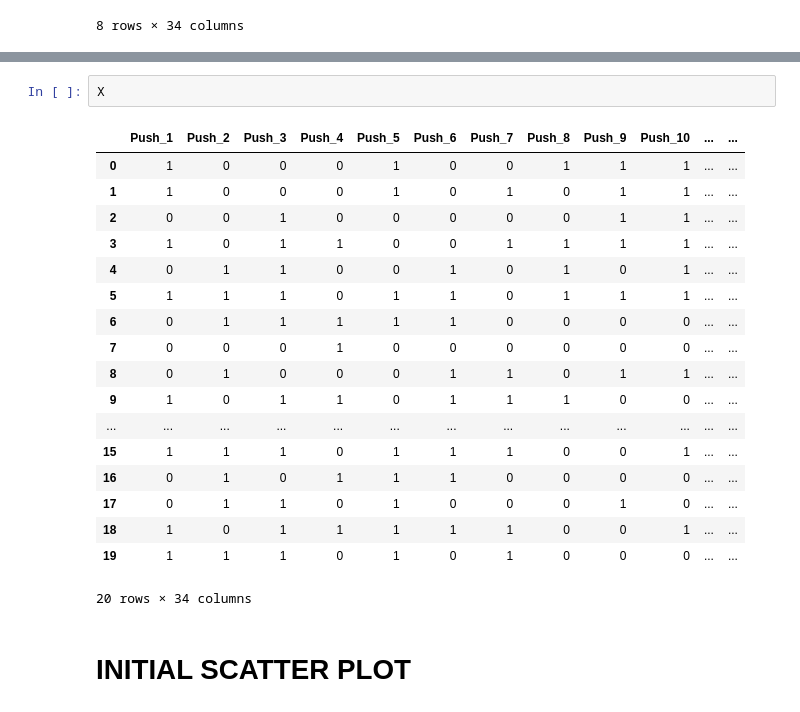
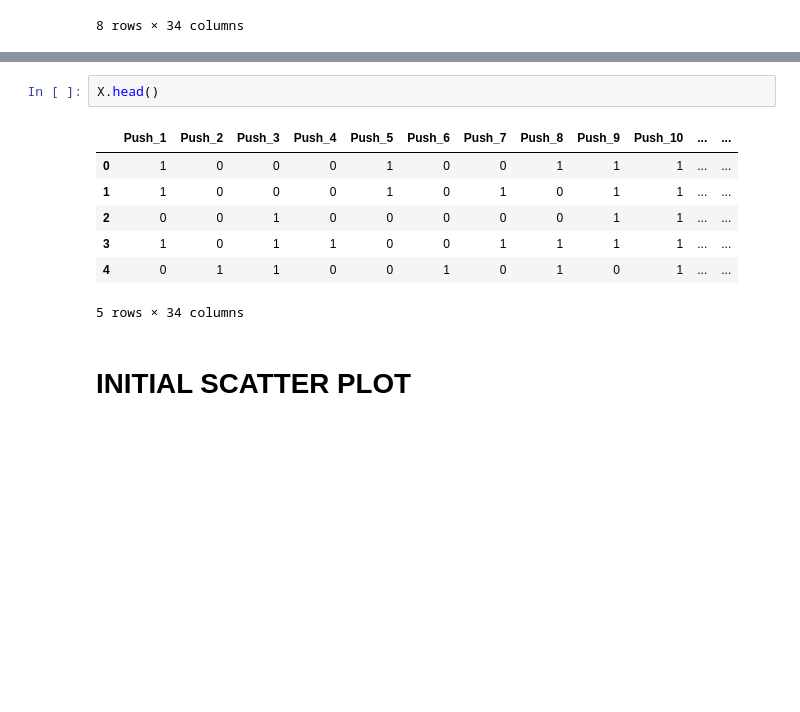
Before and after one commit to Itz-samad/Jobs-To-Be-Done-JTBD-Analysis, a Jupyter notebook: NNA.ipynb, the cells around one changed output, grey strips where cells are left out. Cells and saved outputs as stored; diff of their text form; blank space fills up the shorter version.

```diff
--- a/NNA.ipynb
+++ b/NNA.ipynb
@@ -83,26 +83,15 @@ Data columns (total 35 columns):
 dtypes: int64(34), object(1)
 memory usage: 5.6+ KB
 # %%
-X
+X.head()
 # %% [output]
 |  | Push_1 | Push_2 | Push_3 | Push_4 | Push_5 | Push_6 | Push_7 | Push_8 | Push_9 | Push_10 | ... | ... |
 | 0 | 1 | 0 | 0 | 0 | 1 | 0 | 0 | 1 | 1 | 1 | ... | ... |
 | 1 | 1 | 0 | 0 | 0 | 1 | 0 | 1 | 0 | 1 | 1 | ... | ... |
 | 2 | 0 | 0 | 1 | 0 | 0 | 0 | 0 | 0 | 1 | 1 | ... | ... |
 | 3 | 1 | 0 | 1 | 1 | 0 | 0 | 1 | 1 | 1 | 1 | ... | ... |
 | 4 | 0 | 1 | 1 | 0 | 0 | 1 | 0 | 1 | 0 | 1 | ... | ... |
-| 5 | 1 | 1 | 1 | 0 | 1 | 1 | 0 | 1 | 1 | 1 | ... | ... |
-| 6 | 0 | 1 | 1 | 1 | 1 | 1 | 0 | 0 | 0 | 0 | ... | ... |
-| 7 | 0 | 0 | 0 | 1 | 0 | 0 | 0 | 0 | 0 | 0 | ... | ... |
-| 8 | 0 | 1 | 0 | 0 | 0 | 1 | 1 | 0 | 1 | 1 | ... | ... |
-| 9 | 1 | 0 | 1 | 1 | 0 | 1 | 1 | 1 | 0 | 0 | ... | ... |
-| ... | ... | ... | ... | ... | ... | ... | ... | ... | ... | ... | ... | ... |
-| 15 | 1 | 1 | 1 | 0 | 1 | 1 | 1 | 0 | 0 | 1 | ... | ... |
-| 16 | 0 | 1 | 0 | 1 | 1 | 1 | 0 | 0 | 0 | 0 | ... | ... |
-| 17 | 0 | 1 | 1 | 0 | 1 | 0 | 0 | 0 | 1 | 0 | ... | ... |
-| 18 | 1 | 0 | 1 | 1 | 1 | 1 | 1 | 0 | 0 | 1 | ... | ... |
-| 19 | 1 | 1 | 1 | 0 | 1 | 0 | 1 | 0 | 0 | 0 | ... | ... |
-20 rows × 34 columns
+5 rows × 34 columns
 # %% [markdown]
 # INITIAL SCATTER PLOT
 # %%
```
Also changed, not shown: parts of 6 cells of this notebook, 4 other files.
